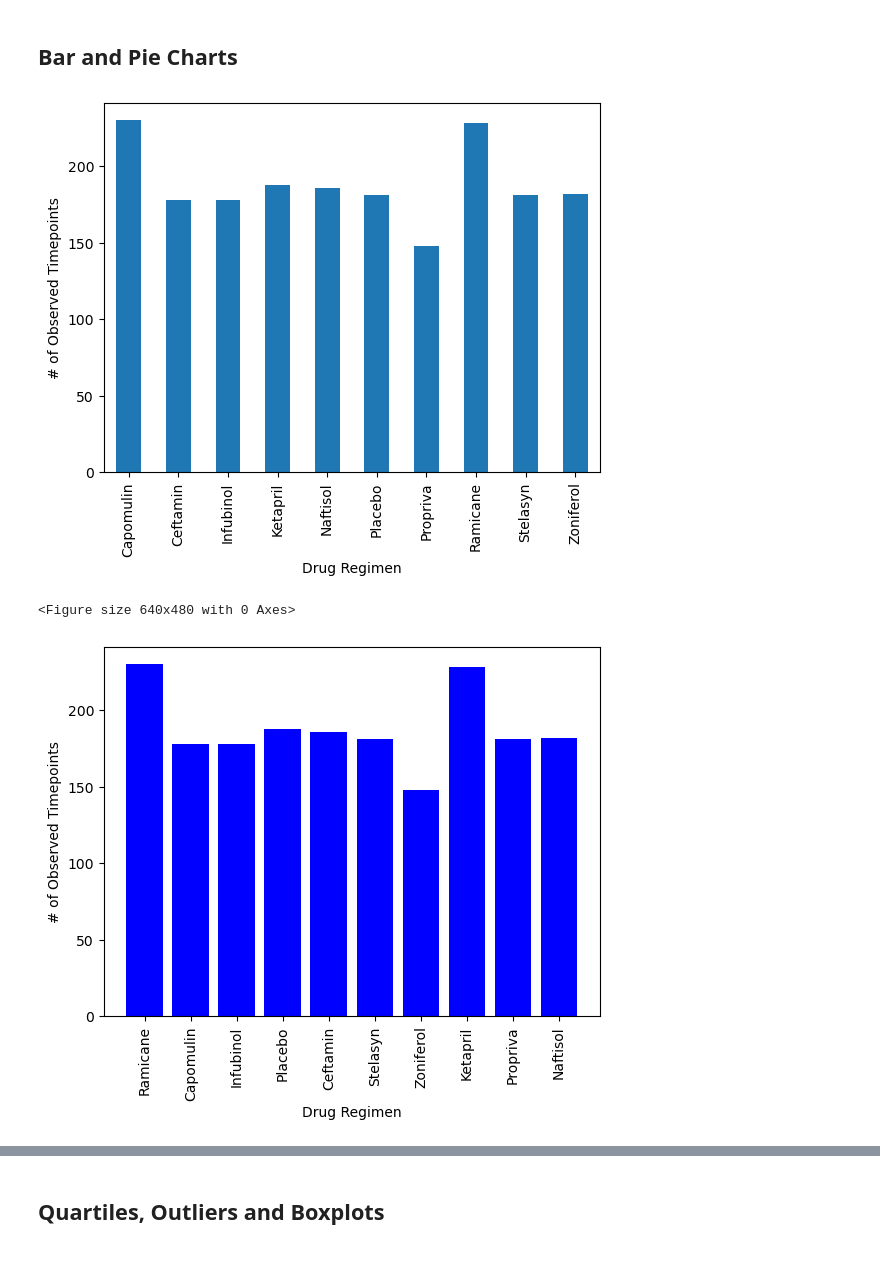
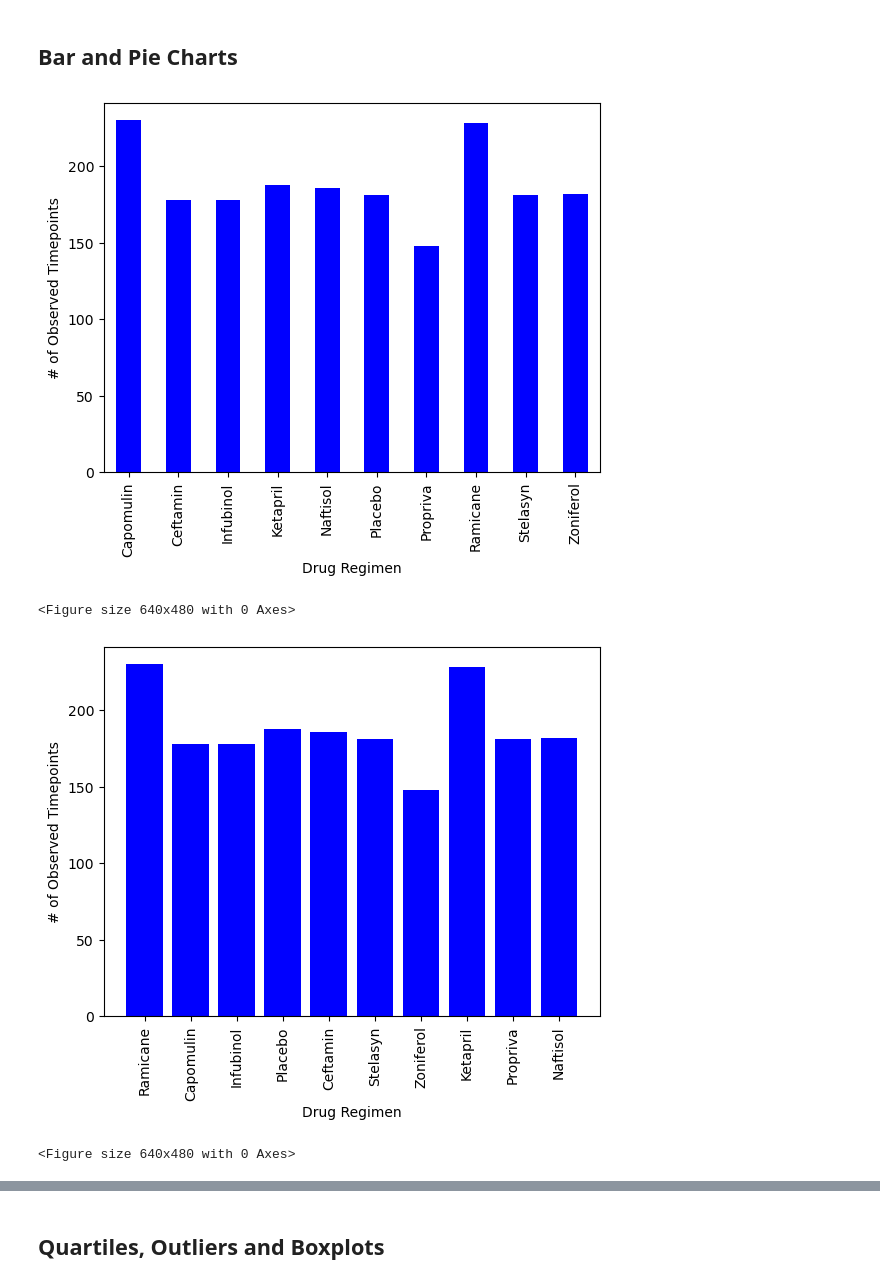
Before and after one commit to angiecfoust/matplotlib_module5, a Jupyter notebook: Pymaceuticals/pymaceuticals_starter.ipynb, the cells around one changed output, grey strips where cells are left out. Cells and saved outputs as stored; diff of their text form; code cells hidden in the pictures.

```diff
--- a/Pymaceuticals/pymaceuticals_starter.ipynb
+++ b/Pymaceuticals/pymaceuticals_starter.ipynb
@@ -154,17 +154,17 @@ summary_adv
 # %%
 # Generate a bar plot showing the total number of rows (Mouse ID/Timepoints) for each drug regimen using Pandas.
 #get a count of rows per drug from our grouped dataframe
 count_drug_data = drug_data['Timepoint'].count()
 
 #create plot and labels (Drug Regimen, # of Observed Timepoints)
-count_chart = count_drug_data.plot(kind='bar')
+count_chart = count_drug_data.plot(kind='bar', color='blue')
 count_chart.set_xlabel("Drug Regimen")
 count_chart.set_ylabel("# of Observed Timepoints")
 
 plt.show()
 plt.tight_layout()
 # %% [output]
-[figure, old version]
+[figure, new version]
 <Figure size 640x480 with 0 Axes>
 # %%
 # Generate a bar plot showing the total number of rows (Mouse ID/Timepoints) for each drug regimen using pyplot.
@@ -177,7 +177,9 @@ plt.xticks(tick_locations, x_axis, rotation='vertical')
 plt.xlabel("Drug Regimen")
 plt.ylabel("# of Observed Timepoints")
 plt.show()
+plt.tight_layout()
 # %% [output]
 [figure]
+<Figure size 640x480 with 0 Axes>
 # %%
 # Generate a pie plot showing the distribution of female versus male mice using Pandas
```
Also changed, not shown: parts of 3 cells of this notebook, 1 other file.
